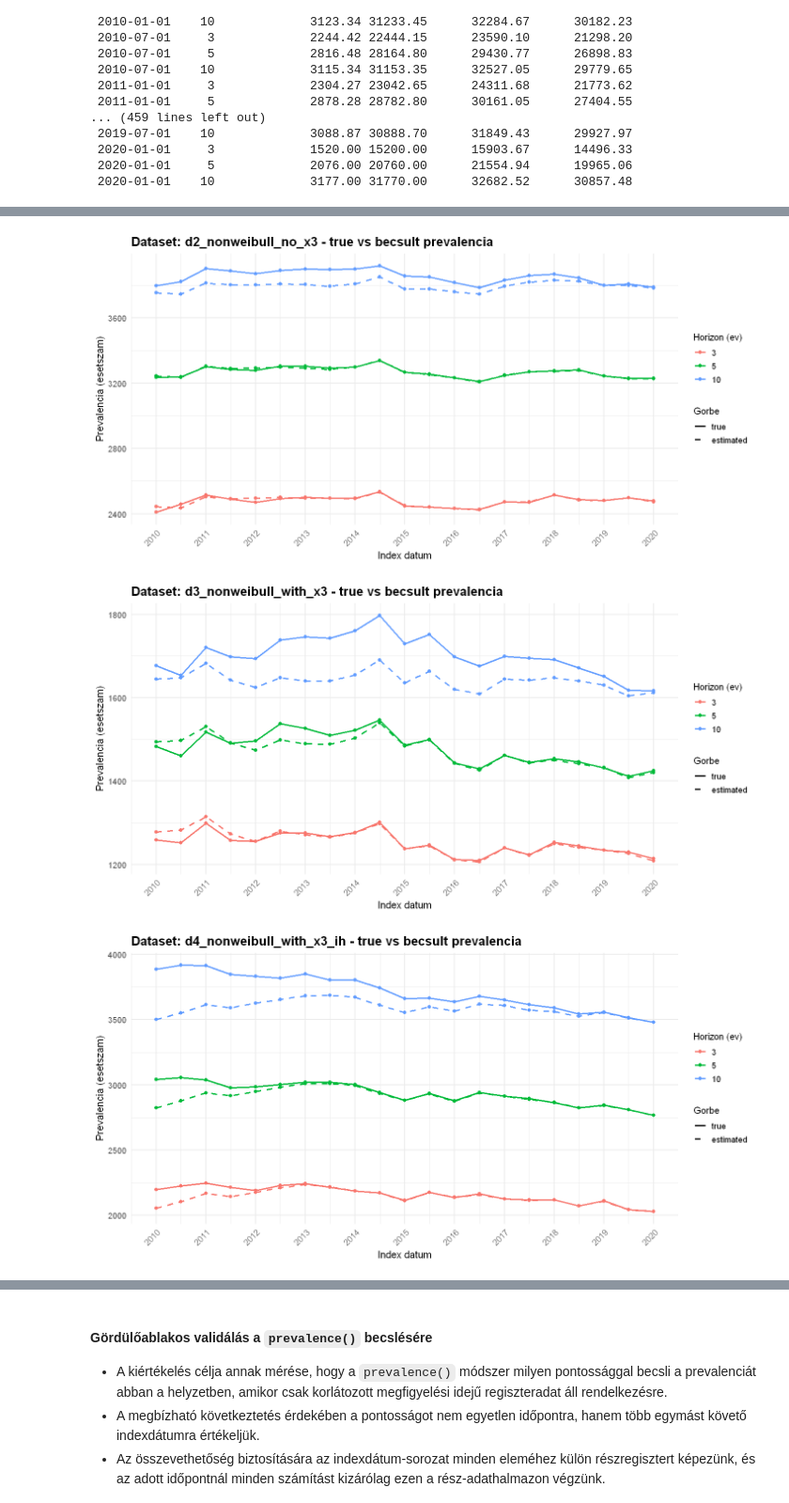
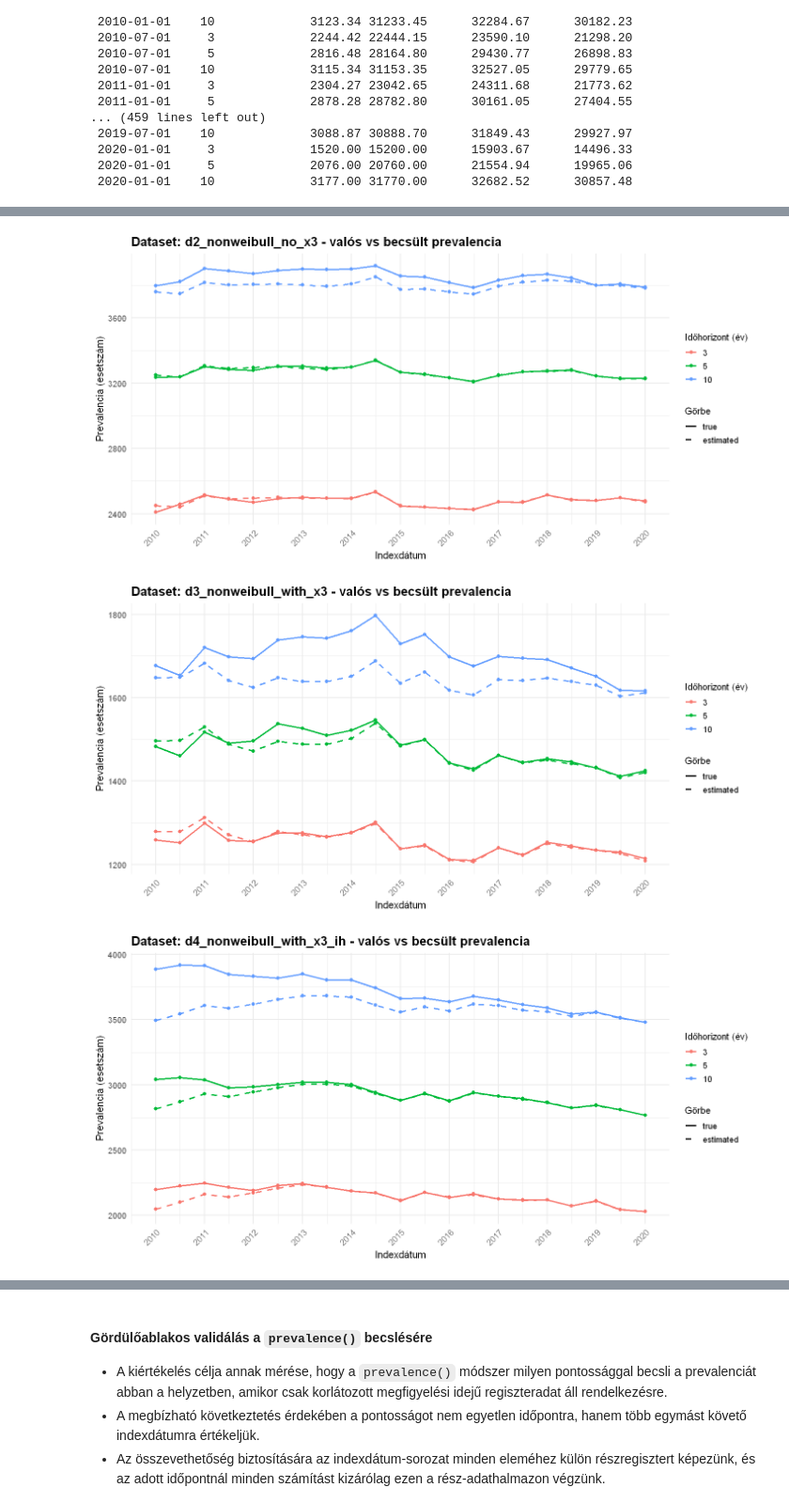
Before and after one commit to lrado1/rprev-ext, a Jupyter notebook: notebooks/synthetic_registry_yearly.ipynb, the cells around one changed output, grey strips where cells are left out. Shown at 94% size. Drawn from its saved outputs; the diff is of its cells as text; code cells hidden in the pictures.

```diff
--- a/notebooks/synthetic_registry_yearly.ipynb
+++ b/notebooks/synthetic_registry_yearly.ipynb
@@ -1547,31 +1650,22 @@ prevalence_comparison_tbl <- make_prevalence_summary_table(prevalence_summary_al
 # %%
-# diagramok datasetenkent (x tengely: indexek)
+# Diagramok scenáriónként (x tengely: indexdátumok)
 plot_prevalence_lines_by_dataset <- function(summary_tbl) {
-  plot_df <- rbind(
-    data.frame(
-      scenario_id = summary_tbl$scenario_id,
-      index_date = as.Date(summary_tbl$index_date),
-      time_horizon_years = summary_tbl$time_horizon_years,
-      prevalence = summary_tbl$true_prevalence,
-      curve_type = "true"
-    ),
-    data.frame(
-      scenario_id = summary_tbl$scenario_id,
-      index_date = as.Date(summary_tbl$index_date),
-      time_horizon_years = summary_tbl$time_horizon_years,
-      prevalence = summary_tbl$estimated_prevalence,
-      curve_type = "estimated"
-    )
+
+  # Ábrázolási tábla összeállítása (valós + becsült görbék)
+  n <- nrow(summary_tbl)
+  plot_df <- data.frame(
+    scenario_id = rep(summary_tbl$scenario_id, 2),
+    index_date = rep(as.Date(summary_tbl$index_date), 2),
+    time_horizon_years = factor(rep(summary_tbl$time_horizon_years, 2)),
+    prevalence = c(summary_tbl$true_prevalence, summary_tbl$estimated_prevalence),
+    curve_type = factor(rep(c("true", "estimated"), each = n), levels = c("true", "estimated"))
   )
 
-  plot_df$curve_type <- factor(plot_df$curve_type, levels = c("true", "estimated"))
-  plot_df$time_horizon_years <- factor(plot_df$time_horizon_years)
+  # Scenáriónkénti szeletelés és ábrák előállítása
+  split_df <- split(plot_df, plot_df$scenario_id)
 
-  scenario_vals <- unique(plot_df$scenario_id)
-  out <- setNames(vector("list", length(scenario_vals)), scenario_vals)
-
-  for (scn in scenario_vals) {
-    d <- plot_df[plot_df$scenario_id == scn, ]
+  out <- lapply(names(split_df), function(scn) {
+    d <- split_df[[scn]]
 
     p <- ggplot2::ggplot(
       d,
@@ -1590,17 +1684,18 @@ plot_prevalence_lines_by_dataset <- function(summary_tbl) {
       notebook_theme(base_size = analysis_config$base_size$small) +
       ggplot2::theme(axis.text.x = ggplot2::element_text(size = analysis_config$text_size$axis_text, angle = 45, hjust = 1)) +
       ggplot2::labs(
-        title = paste0("Dataset: ", scn, " - true vs becsult prevalencia"),
-        x = "Index datum",
-        y = "Prevalencia (esetszam)",
-        color = "Horizon (ev)",
-        linetype = "Gorbe"
+        title = paste0("Dataset: ", scn, " - valós vs becsült prevalencia"),
+        x = "Indexdátum",
+        y = "Prevalencia (esetszám)",
+        color = "Időhorizont (év)",
+        linetype = "Görbe"
       )
 
     print(p)
-    out[[scn]] <- p
-  }
+    p
+  })
 
+  names(out) <- names(split_df)
   out
 }
 
@@ -1610,3 +1705,3 @@ prevalence_dataset_plots <- plot_prevalence_lines_by_dataset(prevalence_comparis
-[figure, old version]
+[figure, new version]
-[figure, old version]
+[figure, new version]
-[figure, old version]
+[figure, new version]
```
Also changed, not shown: parts of 15 cells of this notebook.
